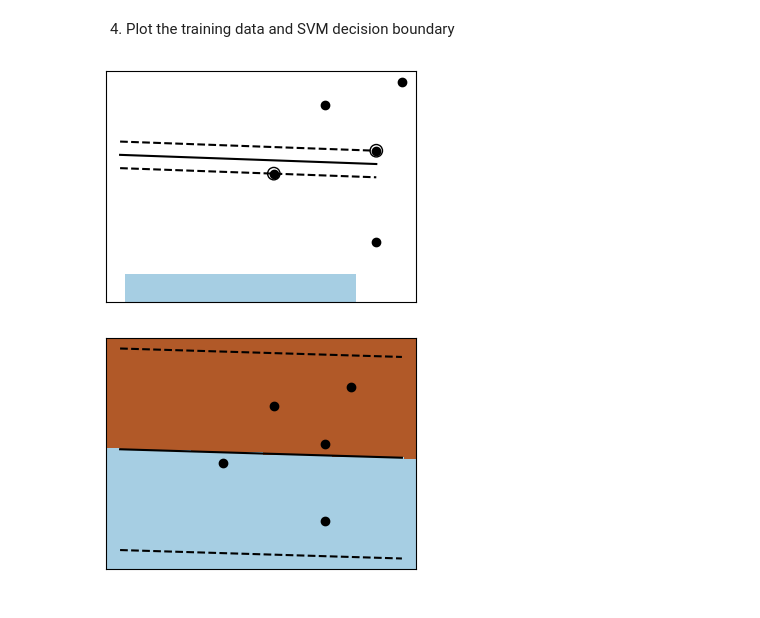
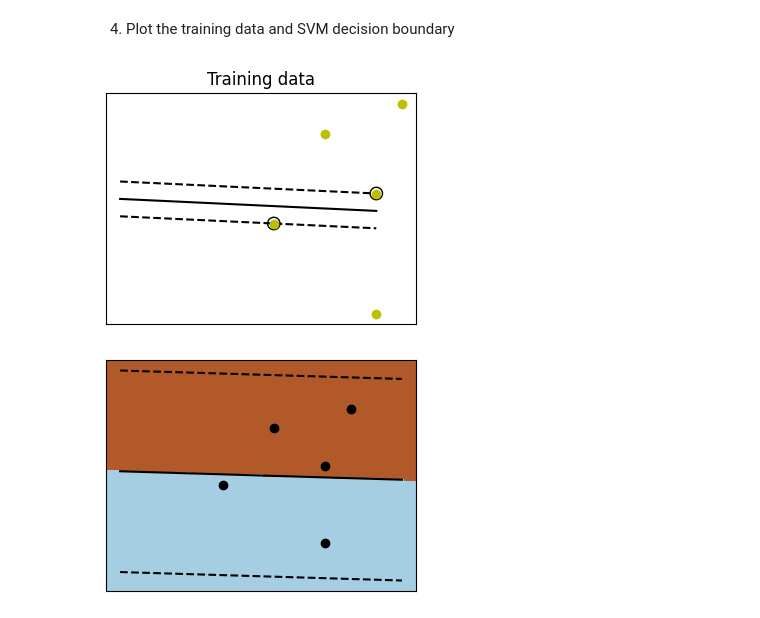
Before and after one commit to kumudu12/EN5870, a Jupyter notebook: Assignment_02_on_Backpropagation,_SVM_and_kNN.ipynb, the cells around one changed output. Saved outputs shown, nothing was run; the diff lists cells and outputs as text; code cells hidden in the pictures.

```diff
--- a/Assignment_02_on_Backpropagation,_SVM_and_kNN.ipynb
+++ b/Assignment_02_on_Backpropagation,_SVM_and_kNN.ipynb
@@ -81,55 +81,54 @@ import numpy as np
 import matplotlib.pyplot as plt
 from sklearn import svm
 
-fignum = 1
+#fignum = 1
 clf = svm.SVC(kernel='linear')
 clf.fit(X_train, y_train)
 
-    # get the separating margin
+# get the separating margin
 w = clf.coef_[0]
 a = -w[0] / w[1]
 xx = np.linspace(-5, 5)
 yy = a * xx - (clf.intercept_[0]) / w[1]
 
     # plot the parallels to the separating hyperplane that pass through the
     # support vectors (margin away from hyperplane in direction
     # perpendicular to hyperplane). This is sqrt(1+a^2) away vertically in
     # 2-d.
 margin = 1 / np.sqrt(np.sum(clf.coef_ ** 2))
 yy_down = yy - np.sqrt(1 + a ** 2) * margin
 yy_up = yy + np.sqrt(1 + a ** 2) * margin
 
-    # plot the line, the points, and the nearest vectors to the plane
-plt.figure(fignum, figsize=(4, 3))
+# plot the line, the points, and the nearest vectors to the plane
+plt.figure(figsize=(4, 3))
 plt.clf()
 plt.plot(xx, yy, 'k-')
 plt.plot(xx, yy_down, 'k--')
 plt.plot(xx, yy_up, 'k--')
 
 plt.scatter(clf.support_vectors_[:, 0], clf.support_vectors_[:, 1], s=80,
                 facecolors='none', zorder=10, edgecolors='k')
-plt.scatter(X_train[:, 0], X_train[:, 1], c='k', zorder=10, cmap=plt.cm.Paired,
-                edgecolors='k')
+plt.scatter(X_train[:, 0], X_train[:, 1], c='y', zorder=10, cmap=plt.cm.Paired)
 
 
-XX, YY = np.mgrid[x_min:x_max:200j, y_min:y_max:200j]
-Z = clf.predict(np.c_[XX.ravel(), YY.ravel()])
+#XX, YY = np.mgrid[x_min:x_max:200j, y_min:y_max:200j]
+#Z = clf.predict(np.c_[XX.ravel(), YY.ravel()])
 
     # Put the result into a color plot
-Z = Z.reshape(XX.shape)
-plt.figure(fignum, figsize=(4, 3))
-plt.pcolormesh(XX, YY, Z, cmap=plt.cm.Paired)
+#Z = Z.reshape(XX.shape)
+#plt.figure(fignum, figsize=(4, 3))
+#plt.pcolormesh(XX, YY, Z, cmap=plt.cm.Paired)
 
 #plt.xlim(x_min, x_max)
 #plt.ylim(y_min, y_max)
 
 plt.xticks(())
 plt.yticks(())
-#plt.title(['C = ', penalty])
+plt.title('Training data')
 #fignum = fignum + 1
 plt.show()
 # %% [output]
-[figure, old version]
+[figure, new version]
 # %%
 import numpy as np
 from sklearn.svm import SVC
```
Also changed, not shown: parts of 5 cells of this notebook.
